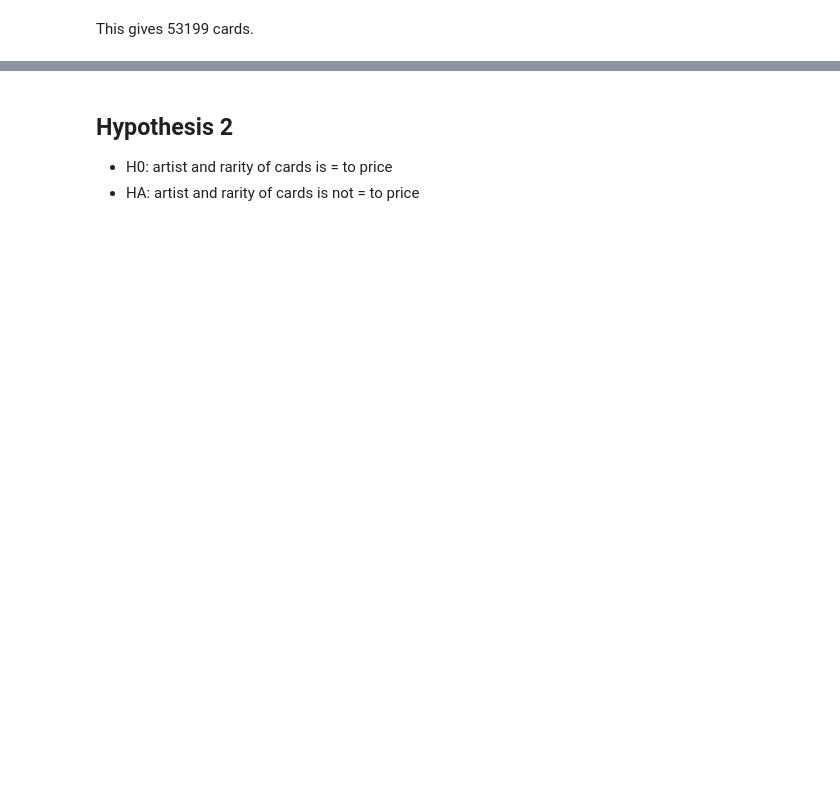
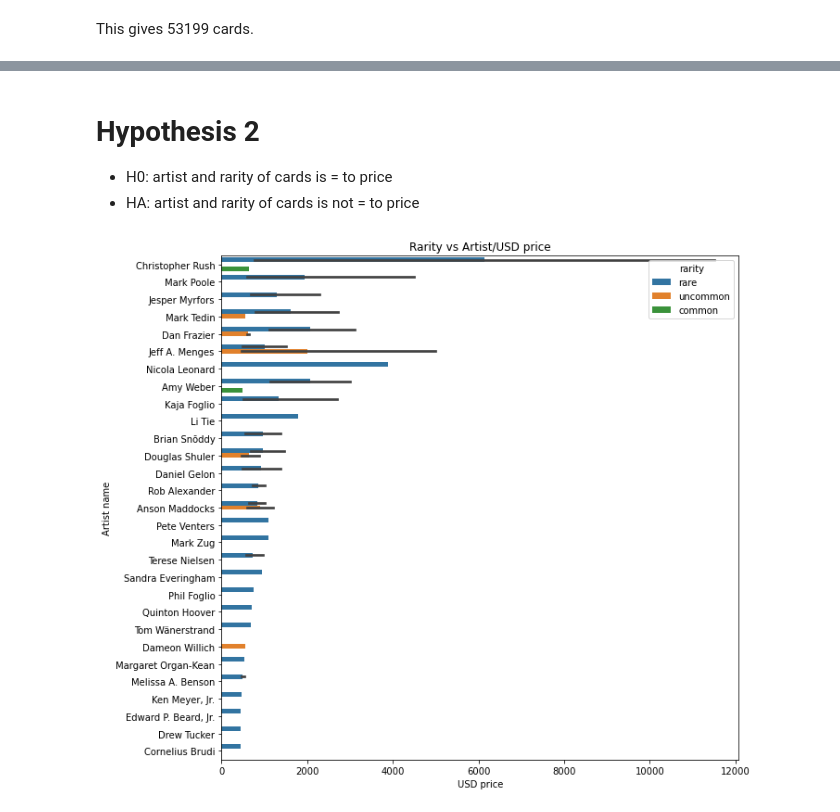
Before and after one commit to Jemison-DavidJasonStephenVasiliy/MTG-Project, a Jupyter notebook: David/explore_data.ipynb, the cells around one changed output, grey strips where cells are left out. Cells and saved outputs as stored; diff of their text form; code cells hidden in the pictures; blank space fills up the shorter version.

```diff
--- a/David/explore_data.ipynb
+++ b/David/explore_data.ipynb
@@ -177,0 +167,11 @@ train.plot(x='artist', y='artist', style='o')
+# %%
+# Bar plor to show Artist and USD price, for top artist
+def vis_artist_by_usd(df3):
+    plt.figure(figsize=(10,10))
+    sns.barplot(data=df3, x='usd', y='artist')
+    plt.title('Rarity vs Artist/USD price')
+    plt.xlabel('USD price')
+    plt.ylabel('Artist name')
+    plt.show()
+
+vis_artist_by_usd(df3)
@@ -178,4 +209,17 @@ train.plot(x='artist', y='artist', style='o')
 # %% [markdown]
-## Hypothesis 2
+# Hypothesis 2
 - H0: artist and rarity of cards is = to price
 - HA: artist and rarity of cards is not = to price
+# %%
+# Bar plot to show Artist, USD price and rarity of cards for top artist
+def vis_artist_by_usd(df3):
+    plt.figure(figsize=(10,10))
+    sns.barplot(data=df3, x='usd', y='artist', hue='rarity')
+    plt.title('Rarity vs Artist/USD price')
+    plt.xlabel('USD price')
+    plt.ylabel('Artist name')
+    plt.show()
+
+vis_artist_by_usd(df3)
+# %% [output]
+[figure, added]
```
Also changed, not shown: parts of 34 cells of this notebook, 2 other files.
